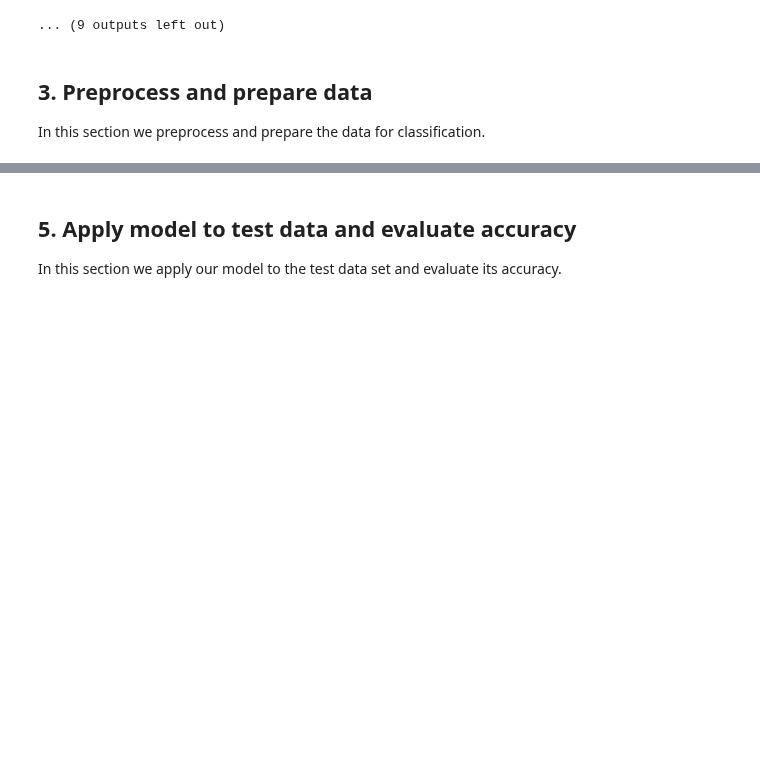
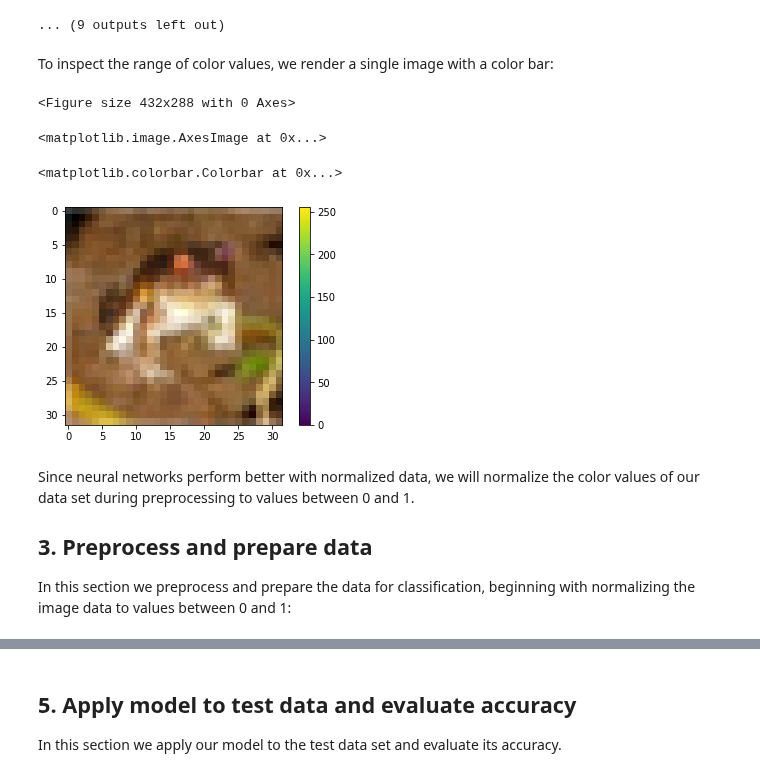
Before and after one commit to pelorenz/data-science-420, a Jupyter notebook: L09-PeterLorenz.ipynb, the cells around one changed output, grey strips where cells are left out. Saved outputs shown, nothing was run; the diff lists cells and outputs as text; code cells hidden in the pictures; blank space fills up the shorter version.

Commit message:
Prepared data

```diff
--- a/L09-PeterLorenz.ipynb
+++ b/L09-PeterLorenz.ipynb
@@ -122,6 +122,22 @@ Text(0.5, 1.0, 'deer')
 Text(0.5, 1.0, 'dog')
 <matplotlib.image.AxesImage at 0x...>
 ... (9 outputs left out)
+# %% [markdown]
+To inspect the range of color values, we render a single image with a color bar:
+# %%
+# Display with color bar
+plt.figure()
+plt.imshow(x_train[0, :, :])
+plt.colorbar()
+plt.grid(False)
+plt.show()
+# %% [output]
+<Figure size 432x288 with 0 Axes>
+<matplotlib.image.AxesImage at 0x...>
+<matplotlib.colorbar.Colorbar at 0x...>
+[figure, added]
 # %% [markdown]
+Since neural networks perform better with normalized data, we will normalize the color values of our data set during preprocessing to values between 0 and 1.
+
 ## 3. Preprocess and prepare data
-In this section we preprocess and prepare the data for classification.
+In this section we preprocess and prepare the data for classification, beginning with normalizing the image data to values between 0 and 1:
```
Also changed, not shown: parts of 4 cells of this notebook.
